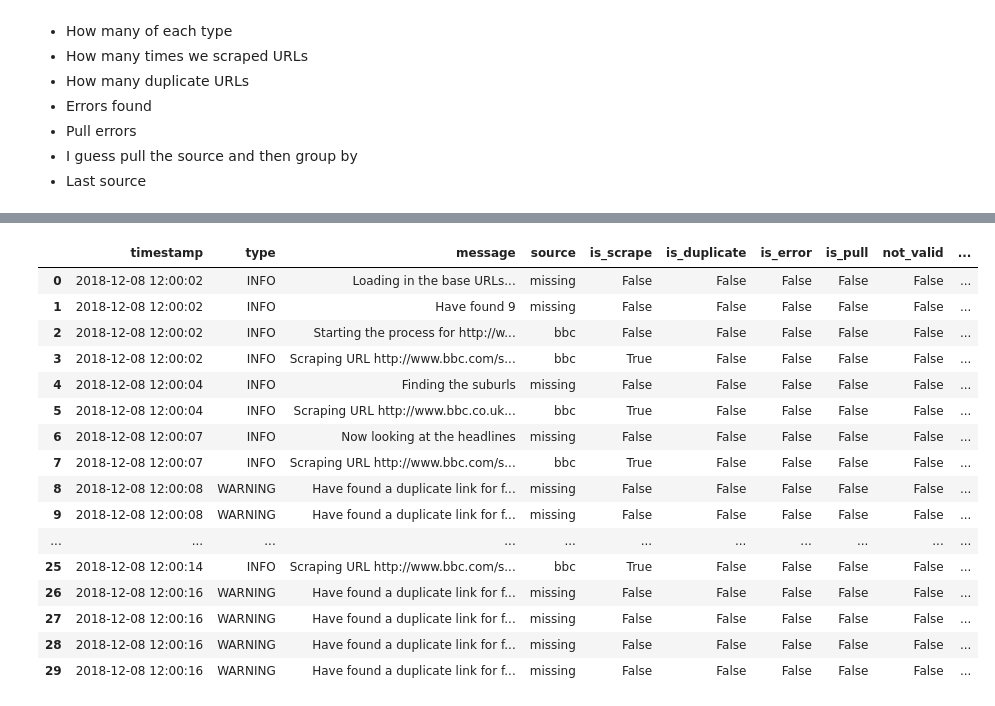
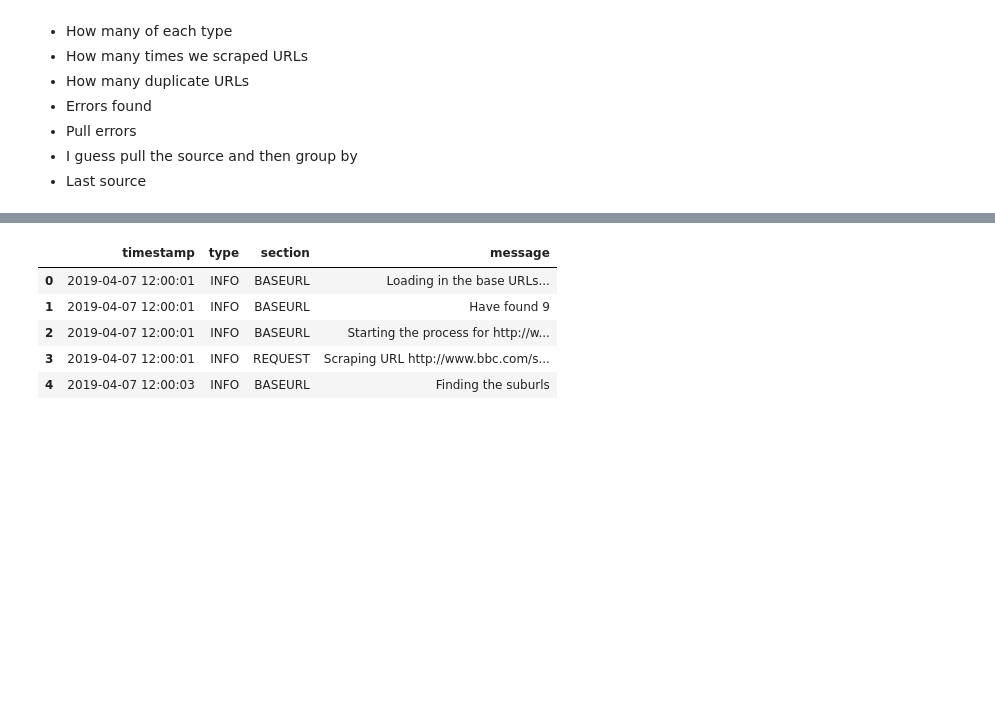
Before and after one commit to andreas-lloyd/Football, a Jupyter notebook: Scripts/Dev/log_summary.ipynb, the cells around one changed output, grey strips where cells are left out. Drawn from its saved outputs; the diff is of its cells as text; code cells hidden in the pictures; blank space fills up the shorter version.

```diff
--- a/Scripts/Dev/log_summary.ipynb
+++ b/Scripts/Dev/log_summary.ipynb
@@ -10,11 +10,9 @@ Information to collect:
 * Last source
 # %%
 import pandas as pd
-file_name = '/home/andreas/Desktop/Projects/Football/Server_data/Logs/2018/12/08/full_process_logfile.log'
-
-sources = ['bbc', 'dailymail', 'theguardian', 'skysports', 'telegraph']
+file_name = '/home/andreas/Desktop/full_process_logfile.log'
 
 pd.set_option('max_colwidth', 400)
 pd.set_option('display.max_rows', 500)
 
-log_data = pd.read_csv(file_name, sep = '    ', names = ['timestamp', 'type', 'message'])
+log_data = pd.read_csv(file_name, sep = '    ', names = ['timestamp', 'type', 'section', 'message'], engine = 'python')
@@ -42,21 +19,10 @@ log_data[log_data[sum_cols].sum(axis = 1) == 0]
 # %%
-log_data.head(30)
+log_data.head()
 # %% [output]
-|  | timestamp | type | message | source | is_scrape | is_duplicate | is_error | is_pull | not_valid | ... |
-| 0 | 2018-12-08 12:00:02 | INFO | Loading in the base URLs... | missing | False | False | False | False | False | ... |
-| 1 | 2018-12-08 12:00:02 | INFO | Have found 9 | missing | False | False | False | False | False | ... |
-| 2 | 2018-12-08 12:00:02 | INFO | Starting the process for http://w... | bbc | False | False | False | False | False | ... |
-| 3 | 2018-12-08 12:00:02 | INFO | Scraping URL http://www.bbc.com/s... | bbc | True | False | False | False | False | ... |
-| 4 | 2018-12-08 12:00:04 | INFO | Finding the suburls | missing | False | False | False | False | False | ... |
-| 5 | 2018-12-08 12:00:04 | INFO | Scraping URL http://www.bbc.co.uk... | bbc | True | False | False | False | False | ... |
-| 6 | 2018-12-08 12:00:07 | INFO | Now looking at the headlines | missing | False | False | False | False | False | ... |
-| 7 | 2018-12-08 12:00:07 | INFO | Scraping URL http://www.bbc.com/s... | bbc | True | False | False | False | False | ... |
-| 8 | 2018-12-08 12:00:08 | WARNING | Have found a duplicate link for f... | missing | False | False | False | False | False | ... |
-| 9 | 2018-12-08 12:00:08 | WARNING | Have found a duplicate link for f... | missing | False | False | False | False | False | ... |
-| ... | ... | ... | ... | ... | ... | ... | ... | ... | ... | ... |
-| 25 | 2018-12-08 12:00:14 | INFO | Scraping URL http://www.bbc.com/s... | bbc | True | False | False | False | False | ... |
-| 26 | 2018-12-08 12:00:16 | WARNING | Have found a duplicate link for f... | missing | False | False | False | False | False | ... |
-| 27 | 2018-12-08 12:00:16 | WARNING | Have found a duplicate link for f... | missing | False | False | False | False | False | ... |
-| 28 | 2018-12-08 12:00:16 | WARNING | Have found a duplicate link for f... | missing | False | False | False | False | False | ... |
-| 29 | 2018-12-08 12:00:16 | WARNING | Have found a duplicate link for f... | missing | False | False | False | False | False | ... |
+|  | timestamp | type | section | message |
+| 0 | 2019-04-07 12:00:01 | INFO | BASEURL | Loading in the base URLs... |
+| 1 | 2019-04-07 12:00:01 | INFO | BASEURL | Have found 9 |
+| 2 | 2019-04-07 12:00:01 | INFO | BASEURL | Starting the process for http://w... |
+| 3 | 2019-04-07 12:00:01 | INFO | REQUEST | Scraping URL http://www.bbc.com/s... |
+| 4 | 2019-04-07 12:00:03 | INFO | BASEURL | Finding the suburls |
 # %%
```
Also changed, not shown: parts of 7 cells of this notebook, 3 other files.
